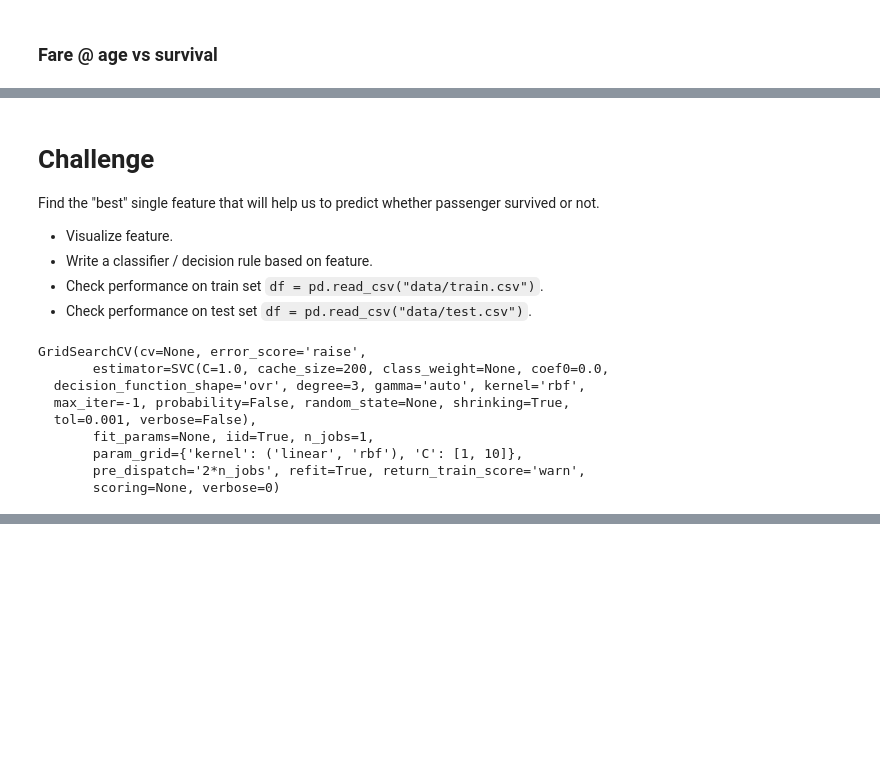
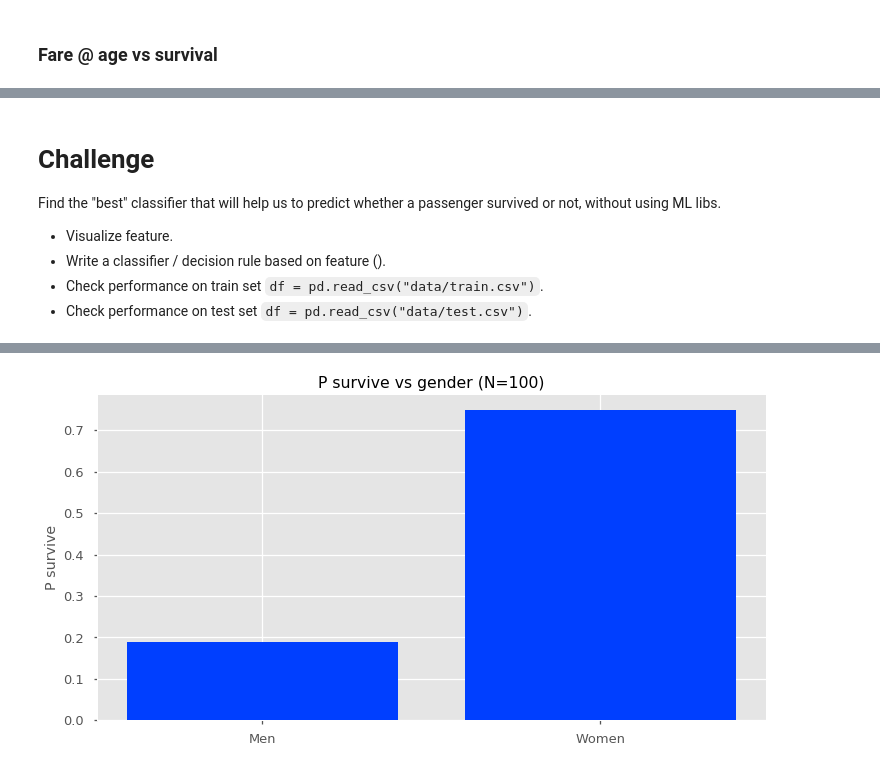
Before and after one commit to edystein/ml_intro, a Jupyter notebook: 01_Titanic_feature_eng/01_titanic_feat_eng.ipynb, the cells around one changed output, grey strips where cells are left out. Drawn from its saved outputs; the diff is of its cells as text; code cells hidden in the pictures; blank space fills up the shorter version.

````diff
--- a/01_Titanic_feature_eng/01_titanic_feat_eng.ipynb
+++ b/01_Titanic_feature_eng/01_titanic_feat_eng.ipynb
@@ -187,26 +181,8 @@ plt.grid(True)
 [interactive output not drawn]
 # %% [markdown]
 # Challenge
-Find the "best" single feature that will help us to predict whether passenger survived or not.
+Find the "best" classifier that will help us to predict whether a passenger survived or not, without using ML libs.
 * Visualize feature.
-* Write a classifier / decision rule based on feature.
+* Write a classifier / decision rule based on feature ().
 * Check performance on train set ```df = pd.read_csv("data/train.csv")```.
 * Check performance on test set ```df = pd.read_csv("data/test.csv")```.
-# %%
-from sklearn import svm, datasets
-from sklearn.model_selection import GridSearchCV
-iris = datasets.load_iris()
-parameters = {'kernel':('linear', 'rbf'), 'C':[1, 10]}
-svc = svm.SVC()
-clf = GridSearchCV(svc, parameters)
-clf.fit(iris.data, iris.target)
-# %% [output]
-GridSearchCV(cv=None, error_score='raise',
-       estimator=SVC(C=1.0, cache_size=200, class_weight=None, coef0=0.0,
-  decision_function_shape='ovr', degree=3, gamma='auto', kernel='rbf',
-  max_iter=-1, probability=False, random_state=None, shrinking=True,
-  tol=0.001, verbose=False),
-       fit_params=None, iid=True, n_jobs=1,
-       param_grid={'kernel': ('linear', 'rbf'), 'C': [1, 10]},
-       pre_dispatch='2*n_jobs', refit=True, return_train_score='warn',
-       scoring=None, verbose=0)
@@ -216,10 +189,15 @@ import matplotlib.pyplot as plt
 # %%
-%matplotlib notebook
+plt.style.available
+plt.style.use('seaborn-talk')
+
+# %matplotlib notebook
+%matplotlib inline
 fig, ax = plt.subplots(figsize=(12,6))
 ax.bar([0, 1], [0.19, .75], )
 ax.set_xticks([0, 1])
 ax.set_xticklabels(('Men', 'Women'))
 ax.set_ylabel('P survive')
 ax.set_title('P survive vs gender (N=100)')
+ax.grid(True)
 fig.show()
 # %% [output]
@@ -227,0 +204 @@ fig.show()
+[figure, added]
````
Also changed, not shown: parts of 4 cells of this notebook.
